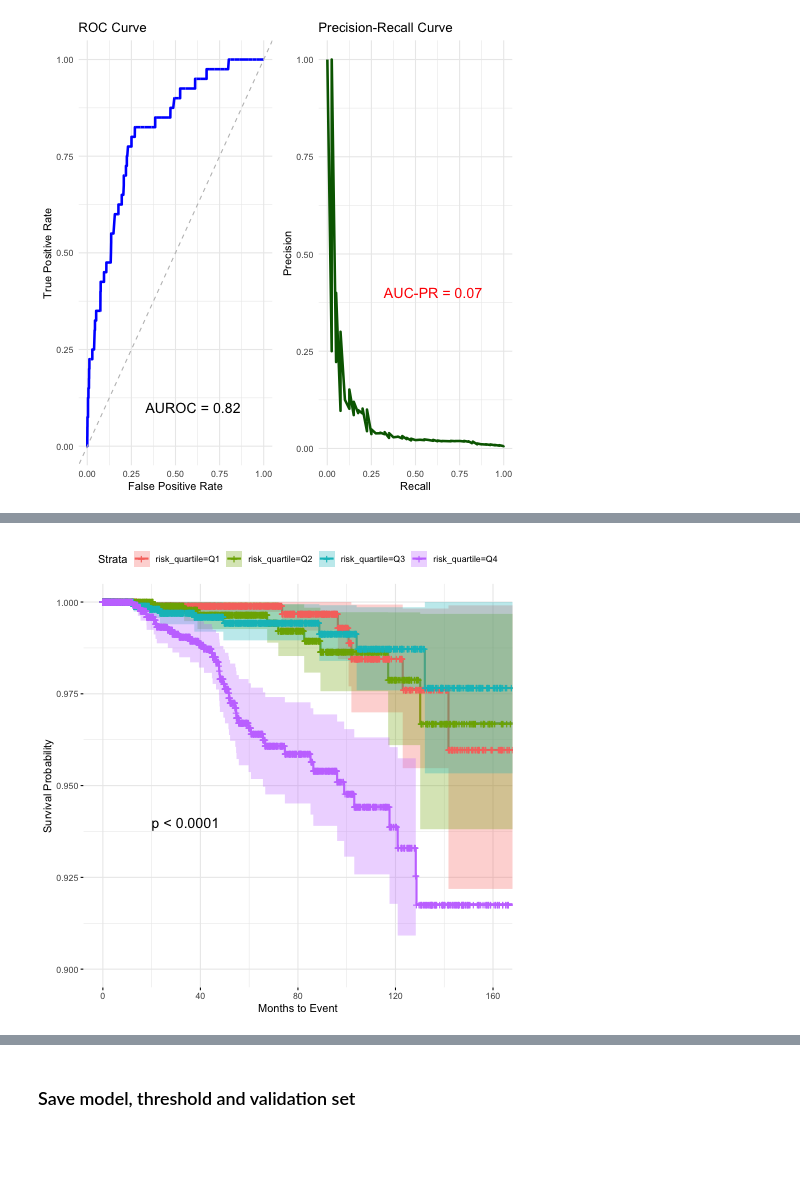
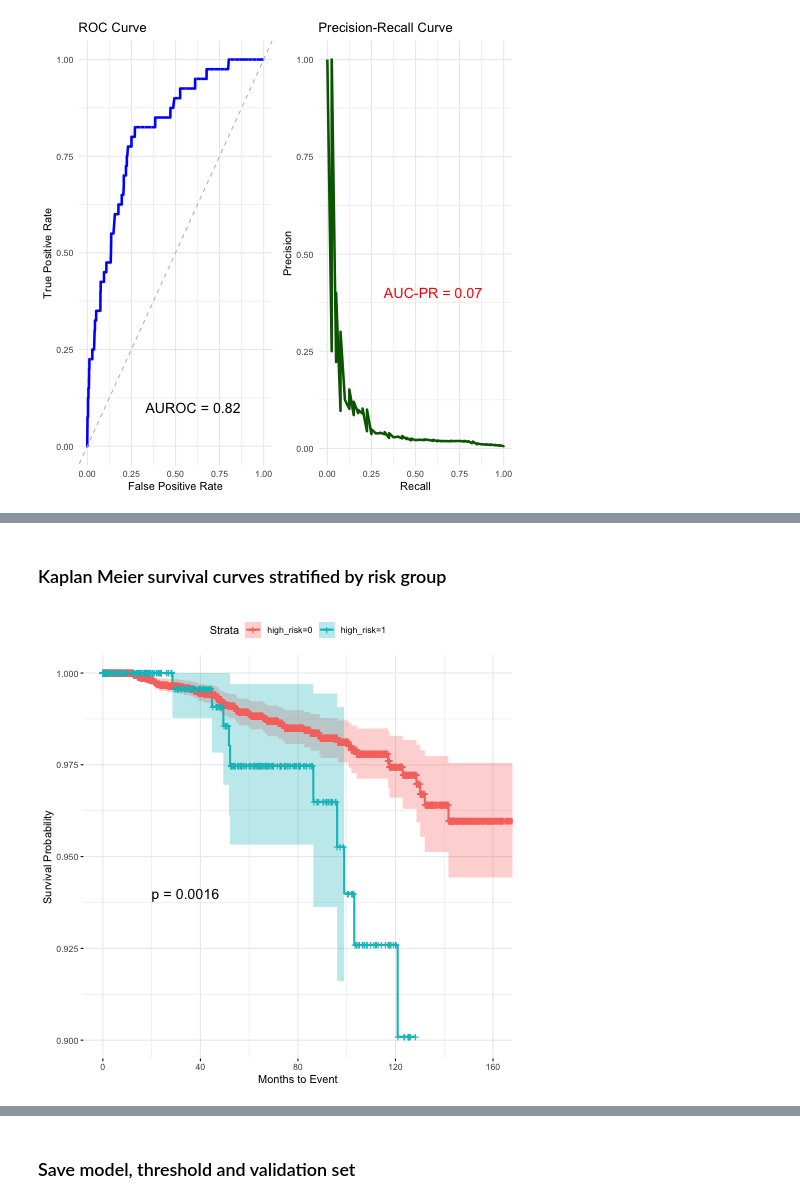
Before and after one commit to alyssayc/ugi-risk, a Jupyter notebook: notebook/analysis_1.ipynb, the cells around one changed output, grey strips where cells are left out. Cells and saved outputs as stored; diff of their text form; code cells hidden in the pictures; blank space fills up the shorter version.

```diff
--- a/notebook/analysis_1.ipynb
+++ b/notebook/analysis_1.ipynb
@@ -97,6 +97,8 @@ cols_to_ignore <- c(
     'days_to_event', 'days_to_dx', 'days_to_death',
     "eac_risk_factors_screening", "meets_screening"
 )
+
+subtype_outcomes <- c('ugica_ESCC', 'ugica_EAC', 'ugica_CGC', 'ugica_NCGC')
 # %% [markdown]
 ### Factorize categorical vars and set reference levels
 # %%
@@ -260,7 +262,7 @@ library(gridExtra)
 # Partitions data into training and validation set, percentage split p
 partition_data <- function(data, selected_vars, seed = 123, p = 0.8) {
   rdf <- data %>%
-    select(months_to_event, ugica, all_of(selected_vars)) %>%
+    select(months_to_event, ugica, all_of(subtype_outcomes), all_of(selected_vars)) %>%
     drop_na()
 
   set.seed(seed)
@@ -316,9 +318,13 @@ calculate_risk <- function(cox_model, validation_set, horizon_months = 60) {
   H_t_X <- H0_t * exp(linear_predictor)
   risk <- 1 - exp(-H_t_X)
 
-  event <- as.numeric(validation_set$months_to_event <= horizon_months & validation_set$ugica == 1)
+  return(risk)
+}
 
-  list(risk = risk, event = event)
+# Gets actual event
+count_event <- function(validation_set, outcome, horizon_months = 60) {
+  event <- as.numeric(validation_set$months_to_event <= horizon_months & validation_set[[outcome]] == 1)
+  return(event)
 }
 
 # Get sensitivity and specificity
@@ -639,23 +752,25 @@ plt.show()
+# %% [markdown]
+### Kaplan Meier survival curves stratified by risk group
 # %%
 %%R
-surv_obj <- Surv(time = r_df_validation_risk$time, event = r_df_validation_risk$event)
-fit <- survfit(surv_obj ~ risk_quartile, data = r_df_validation_risk)
+surv_obj <- Surv(time = r_df_validation_risk$time, event = r_df_validation_risk$event_ugica)
+fit <- survfit(surv_obj ~ high_risk, data = r_df_validation_risk)
 
 g <- ggsurvplot(
     fit,
     data = r_df_validation_risk,
     risk.table = TRUE,
     pval = TRUE,
     pval.coord = c(20, 0.94),
     conf.int = TRUE,
     xlab = "Months to Event",
     ylab = "Survival Probability",
     ylim = c(0.90, 1),
     ggtheme = theme_minimal()
 )
 
 g$plot
 # %% [output]
-[figure, old version]
+[figure, new version]
 # %%
 %%R
```
Also changed, not shown: parts of 25 cells of this notebook.
